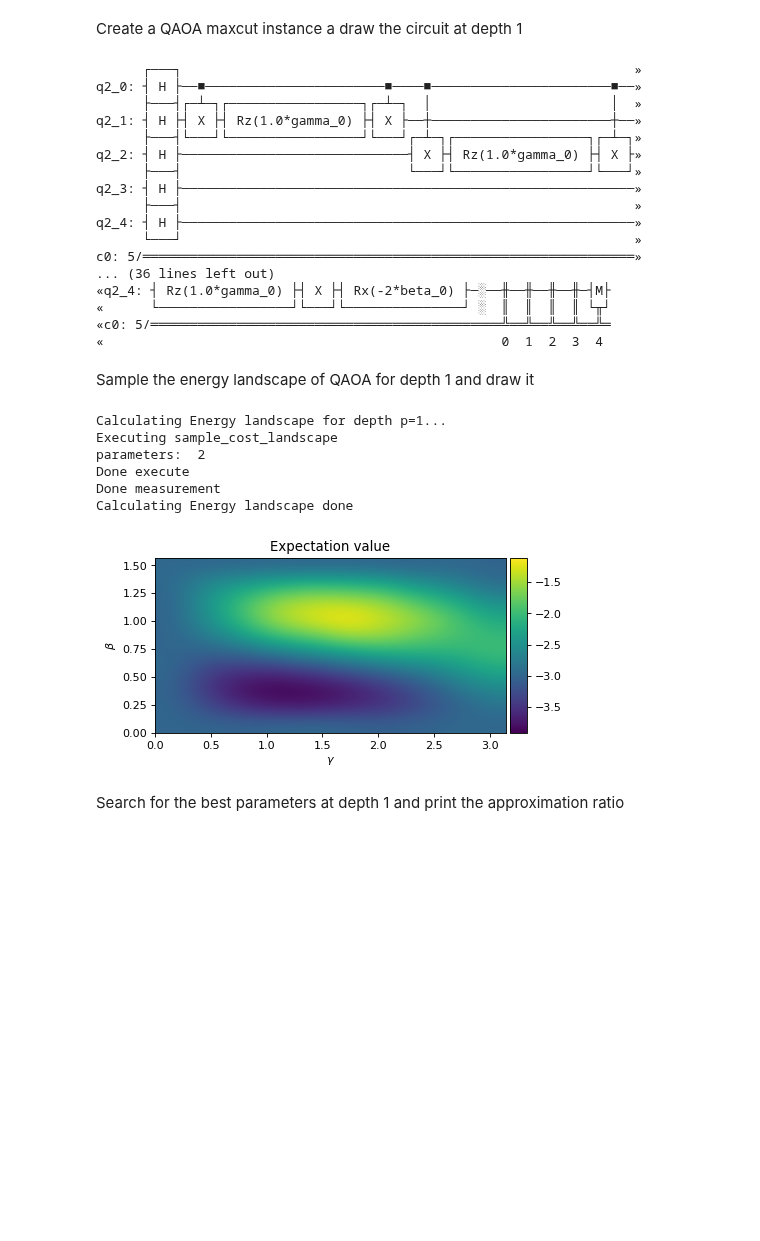
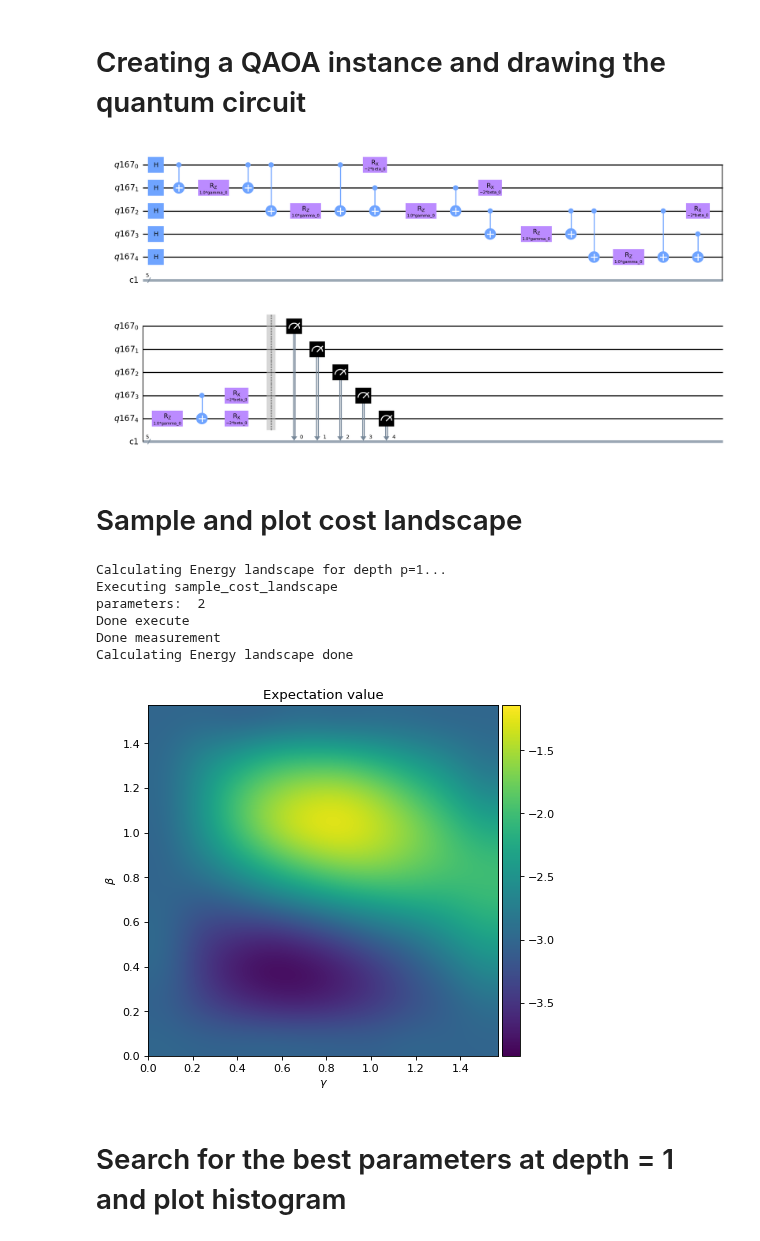
Before and after one commit to OpenQuantumComputing/optimization, a Jupyter notebook: MaxCut/ToyExampleQOA.ipynb, the cells around one changed output. Drawn from its saved outputs; the diff is of its cells as text; code cells hidden in the pictures; blank space fills up the shorter version.

```diff
--- a/MaxCut/ToyExampleQOA.ipynb
+++ b/MaxCut/ToyExampleQOA.ipynb
@@ -27,49 +31,34 @@ k_cuts=2
 # %% [markdown]
-Create a QAOA maxcut instance a draw the circuit at depth 1
+# Creating a QAOA instance and drawing the quantum circuit
 # %%
 params={'G': G, 'shots': 2048}
 qaoamc = QAOAMaxCut(params=params)
-qaoamc.createParameterizedCircuit(1)
-qaoamc.parameterized_circuit.draw()
+qaoamc.createParameterizedCircuit(1) #createParameterizedCircuit(depth) must be called to create circuit before drawing.
+                                     #The argument "1" of the function is the depth of the circuit
+qaoamc.parameterized_circuit.draw(output = 'mpl')
 # %% [output]
-      ┌───┐                                                          »
-q2_0: ┤ H ├──■───────────────────────■────■───────────────────────■──»
-      ├───┤┌─┴─┐┌─────────────────┐┌─┴─┐  │                       │  »
-q2_1: ┤ H ├┤ X ├┤ Rz(1.0*gamma_0) ├┤ X ├──┼───────────────────────┼──»
-      ├───┤└───┘└─────────────────┘└───┘┌─┴─┐┌─────────────────┐┌─┴─┐»
-q2_2: ┤ H ├─────────────────────────────┤ X ├┤ Rz(1.0*gamma_0) ├┤ X ├»
-      ├───┤                             └───┘└─────────────────┘└───┘»
-q2_3: ┤ H ├──────────────────────────────────────────────────────────»
-      ├───┤                                                          »
-q2_4: ┤ H ├──────────────────────────────────────────────────────────»
-      └───┘                                                          »
-c0: 5/═══════════════════════════════════════════════════════════════»
-... (36 lines left out)
-«q2_4: ┤ Rz(1.0*gamma_0) ├┤ X ├┤ Rx(-2*beta_0) ├─░──╫──╫──╫──╫─┤M├
-«      └─────────────────┘└───┘└───────────────┘ ░  ║  ║  ║  ║ └╥┘
-«c0: 5/═════════════════════════════════════════════╩══╩══╩══╩══╩═
-«                                                   0  1  2  3  4
+[figure, added]
 # %% [markdown]
-Sample the energy landscape of QAOA for depth 1 and draw it
+# Sample and plot cost landscape
 # %%
 qaoamc.sample_cost_landscape(angles={"gamma": [0,np.pi/2,10], "beta": [0,np.pi/2,10]})
 f = pl.figure(figsize=(6, 6), dpi= 80, facecolor='w', edgecolor='k');
 _=pl.xlabel(r'$\gamma$')
 _=pl.ylabel(r'$\beta$')
 ax = pl.gca()
 _=pl.title('Expectation value')
-im = ax.imshow(qaoamc.E,interpolation='bicubic',origin='lower',extent=[0,np.pi,0,np.pi/2])
+im = ax.imshow(qaoamc.E,interpolation='bicubic',origin='lower',extent=[0,np.pi/2,0,np.pi/2])
 divider = make_axes_locatable(ax)
 cax = divider.append_axes("right", size="5%", pad=0.05)
 _=pl.colorbar(im, cax=cax)
 # %% [output]
 Calculating Energy landscape for depth p=1...
 Executing sample_cost_landscape
 parameters:  2
 Done execute
 Done measurement
 Calculating Energy landscape done
-[figure, old version]
+[figure, new version]
 # %% [markdown]
-Search for the best parameters at depth 1 and print the approximation ratio
+# Search for the best parameters at depth = 1 and plot histogram
 # %%
```
Also changed, not shown: parts of 8 cells of this notebook, 16 other files.
